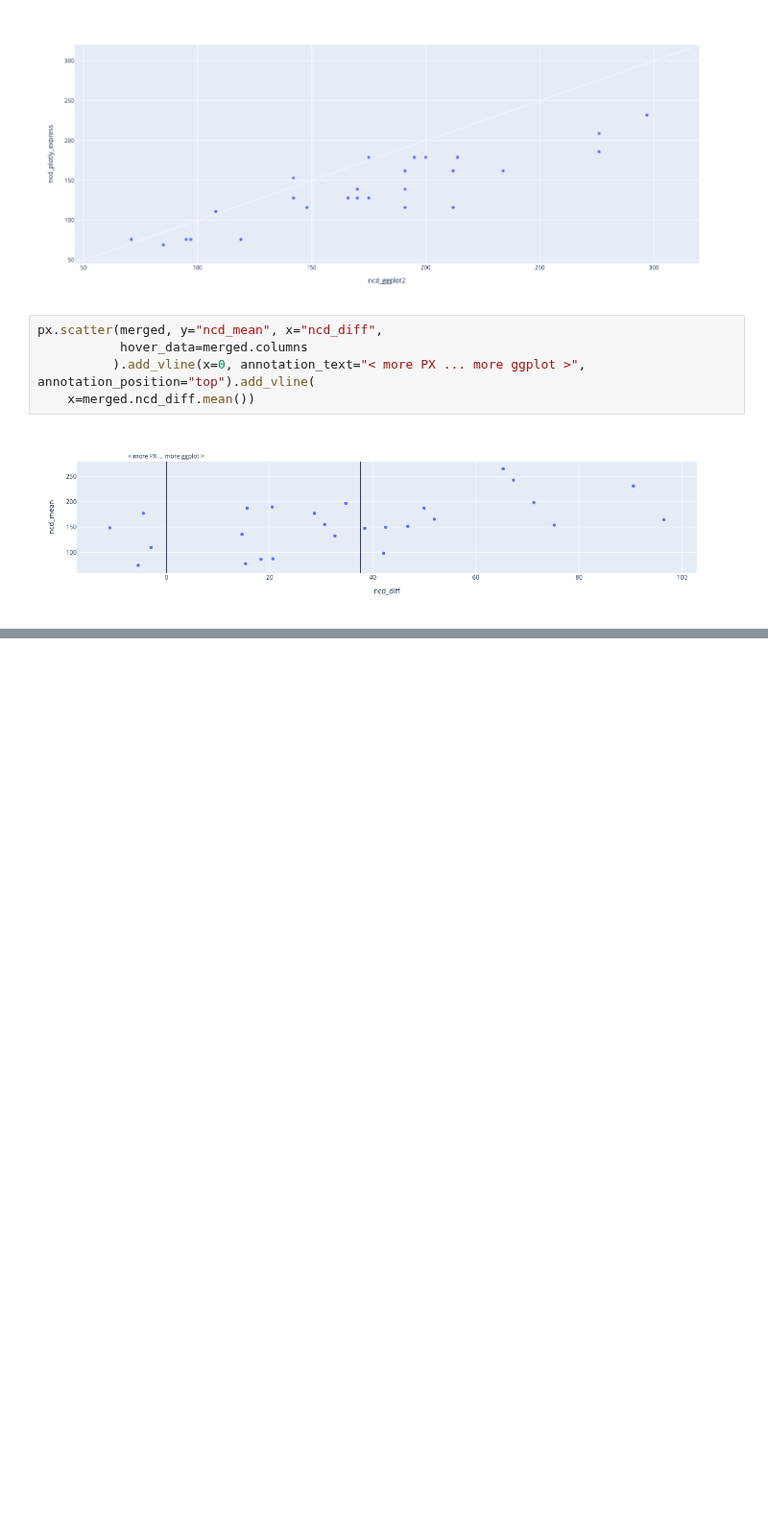
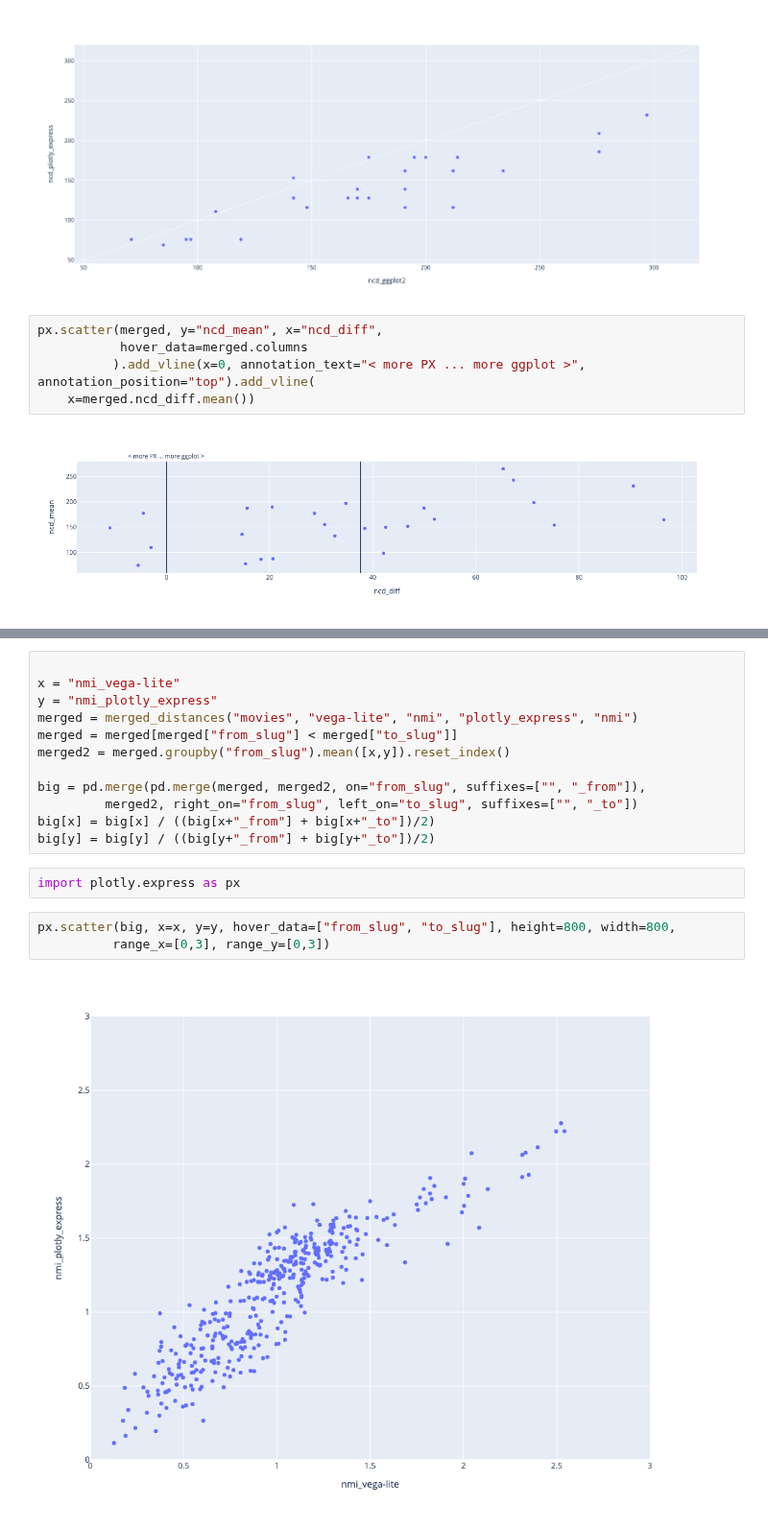
Before and after one commit to notascope/notascope, a Jupyter notebook: notebooks/compare_scatter.ipynb, the cells around one changed output, grey strips where cells are left out. Shown at 96% size. Saved outputs shown, nothing was run; the diff lists cells and outputs as text; blank space fills up the shorter version.

```diff
--- a/notebooks/compare_scatter.ipynb
+++ b/notebooks/compare_scatter.ipynb
@@ -167,0 +169,19 @@ cross_notation_figure("movies", "vega-lite", "nmi", "plotly_express", "nmi", "ba
+# %%
+
+x = "nmi_vega-lite"
+y = "nmi_plotly_express"
+merged = merged_distances("movies", "vega-lite", "nmi", "plotly_express", "nmi")
+merged = merged[merged["from_slug"] < merged["to_slug"]]
+merged2 = merged.groupby("from_slug").mean([x,y]).reset_index()
+
+big = pd.merge(pd.merge(merged, merged2, on="from_slug", suffixes=["", "_from"]),
+         merged2, right_on="from_slug", left_on="to_slug", suffixes=["", "_to"])
+big[x] = big[x] / ((big[x+"_from"] + big[x+"_to"])/2)
+big[y] = big[y] / ((big[y+"_from"] + big[y+"_to"])/2)
+# %%
+import plotly.express as px
+# %%
+px.scatter(big, x=x, y=y, hover_data=["from_slug", "to_slug"], height=800, width=800,
+          range_x=[0,3], range_y=[0,3])
+# %% [output]
+[figure, added]
```
Also changed, not shown: parts of 3 cells of this notebook, 2 other files.
